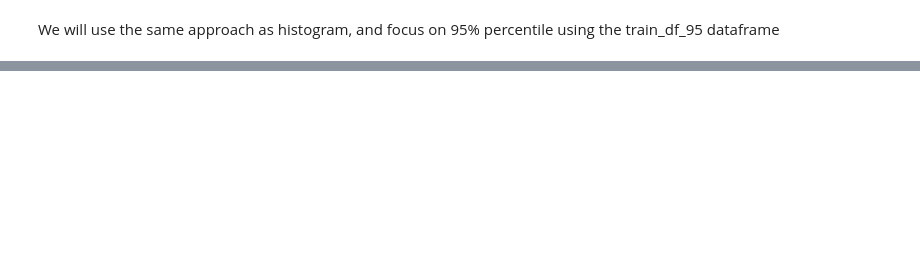
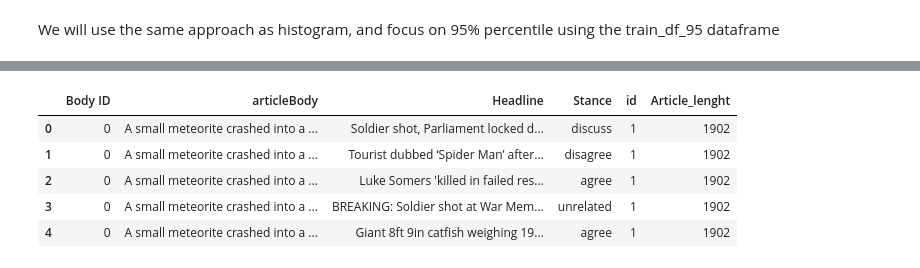
Before and after one commit to StavroK/MtySaturdayAI2020, a Jupyter notebook: Understanding Train Data.ipynb, the cells around one changed output, grey strips where cells are left out. Saved outputs shown, nothing was run; the diff lists cells and outputs as text; code cells hidden in the pictures; blank space fills up the shorter version.

```diff
--- a/Understanding Train Data.ipynb
+++ b/Understanding Train Data.ipynb
@@ -280,0 +281,9 @@ sns.boxplot(data=train_df_95, x='Stance', y='Article_lenght', width=.5);
+# %%
+train_df.head()
+# %% [output]
+|  | Body ID | articleBody | Headline | Stance | id | Article_lenght |
+| 0 | 0 | A small meteorite crashed into a ... | Soldier shot, Parliament locked d... | discuss | 1 | 1902 |
+| 1 | 0 | A small meteorite crashed into a ... | Tourist dubbed ‘Spider Man’ after... | disagree | 1 | 1902 |
+| 2 | 0 | A small meteorite crashed into a ... | Luke Somers 'killed in failed res... | agree | 1 | 1902 |
+| 3 | 0 | A small meteorite crashed into a ... | BREAKING: Soldier shot at War Mem... | unrelated | 1 | 1902 |
+| 4 | 0 | A small meteorite crashed into a ... | Giant 8ft 9in catfish weighing 19... | agree | 1 | 1902 |
```
Also changed, not shown: parts of 8 cells of this notebook.
